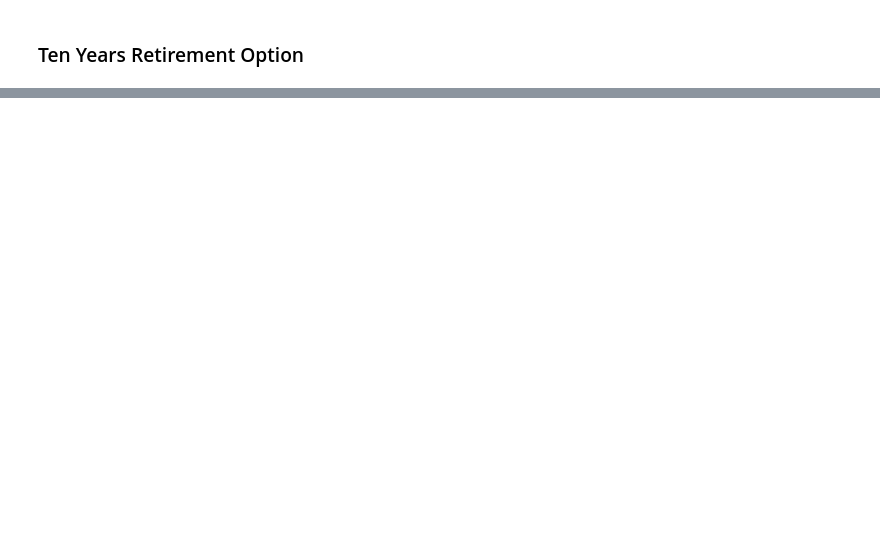
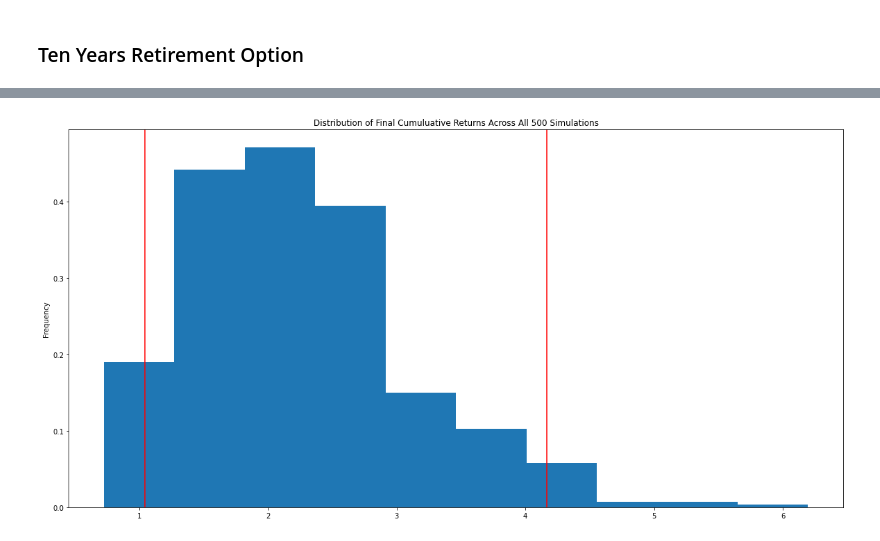
Before and after one commit to rajivshr0607/api, a Jupyter notebook: financial-planner.ipynb, the cells around one changed output, grey strips where cells are left out. Saved outputs shown, nothing was run; the diff lists cells and outputs as text; code cells hidden in the pictures; blank space fills up the shorter version.

```diff
--- a/financial-planner.ipynb
+++ b/financial-planner.ipynb
@@ -505,6 +542,9 @@ There is a 95% chance that an initial investment of $60000 in the portfolio over
 # %%
 # Plot probability distribution and confidence intervals
 # YOUR CODE HERE!
+dist_plot10y = MC_10years.plot_distribution()
+# %% [output]
+[figure, added]
 # %%
 # Fetch summary statistics from the Monte Carlo simulation results
 # YOUR CODE HERE!
```
Also changed, not shown: parts of 27 cells of this notebook, 1 other file.
